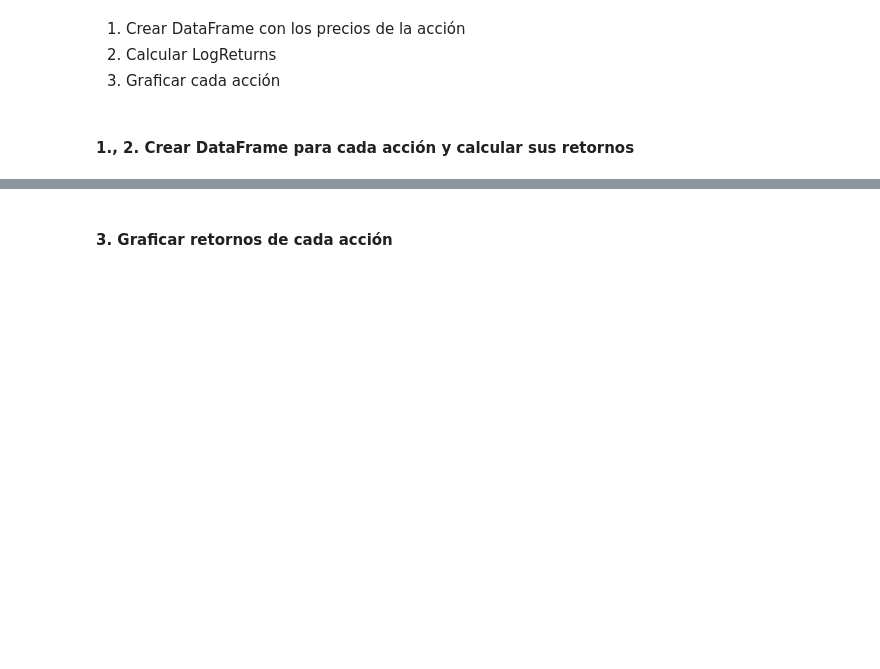
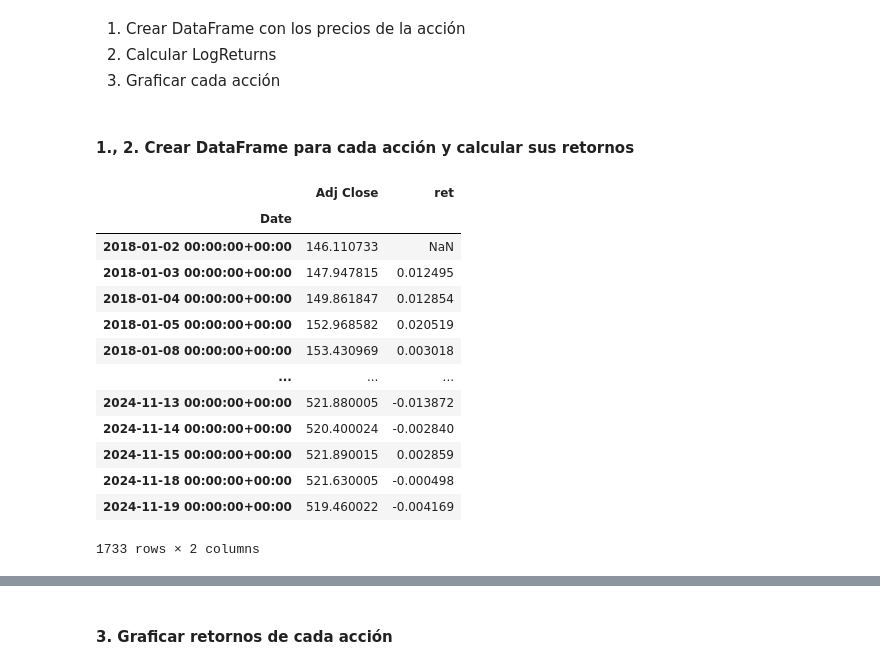
Before and after one commit to carlosdeoncedos/CienciaDatosFinanzas2024_11, a Jupyter notebook: Sesion9.ipynb, the cells around one changed output, grey strips where cells are left out. Saved outputs shown, nothing was run; the diff lists cells and outputs as text; code cells hidden in the pictures; blank space fills up the shorter version.

```diff
--- a/Sesion9.ipynb
+++ b/Sesion9.ipynb
@@ -1272,0 +1258,17 @@ united = df_datos['Adj Close']['DAL'].copy().to_frame()
+# %%
+dict_dataframe['MA']
+# %% [output]
+|  | Adj Close | ret |
+| Date |  |  |
+| 2018-01-02 00:00:00+00:00 | 146.110733 | NaN |
+| 2018-01-03 00:00:00+00:00 | 147.947815 | 0.012495 |
+| 2018-01-04 00:00:00+00:00 | 149.861847 | 0.012854 |
+| 2018-01-05 00:00:00+00:00 | 152.968582 | 0.020519 |
+| 2018-01-08 00:00:00+00:00 | 153.430969 | 0.003018 |
+| ... | ... | ... |
+| 2024-11-13 00:00:00+00:00 | 521.880005 | -0.013872 |
+| 2024-11-14 00:00:00+00:00 | 520.400024 | -0.002840 |
+| 2024-11-15 00:00:00+00:00 | 521.890015 | 0.002859 |
+| 2024-11-18 00:00:00+00:00 | 521.630005 | -0.000498 |
+| 2024-11-19 00:00:00+00:00 | 519.460022 | -0.004169 |
+1733 rows × 2 columns
```
Also changed, not shown: parts of 256 cells of this notebook, 2 other files.
